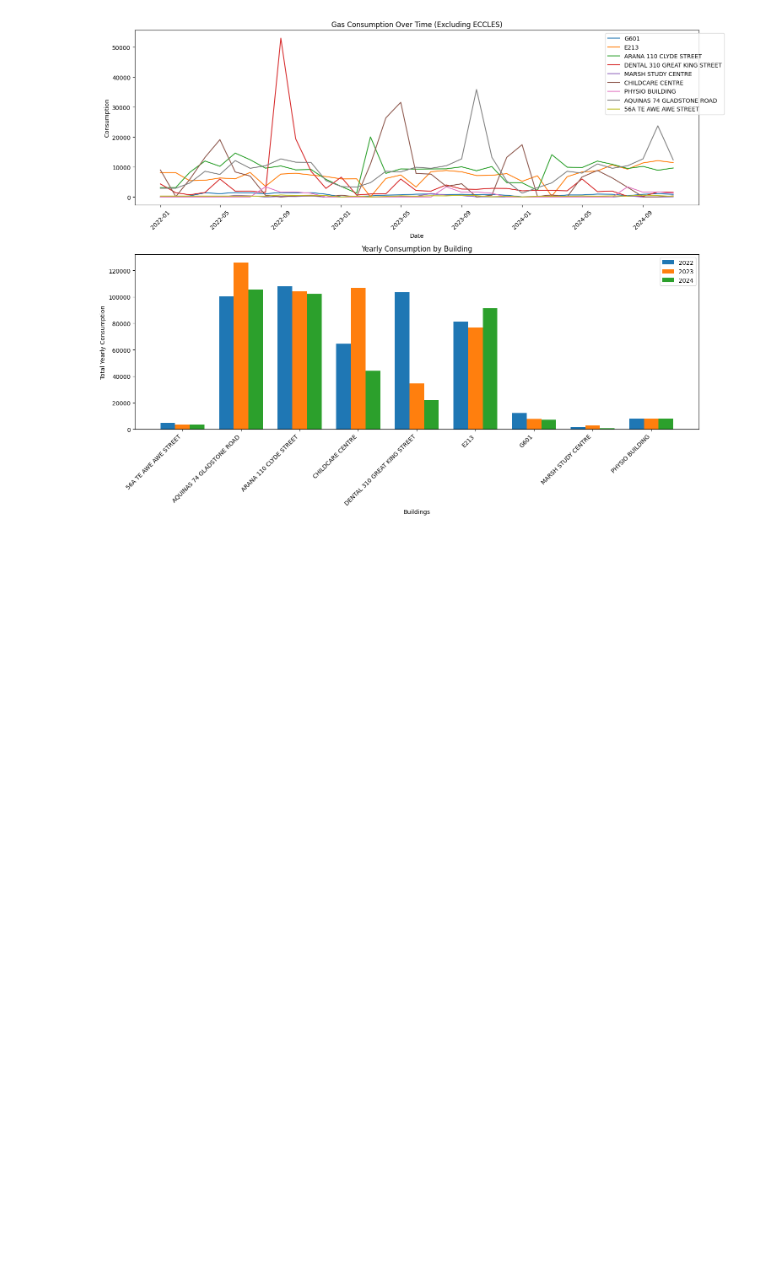
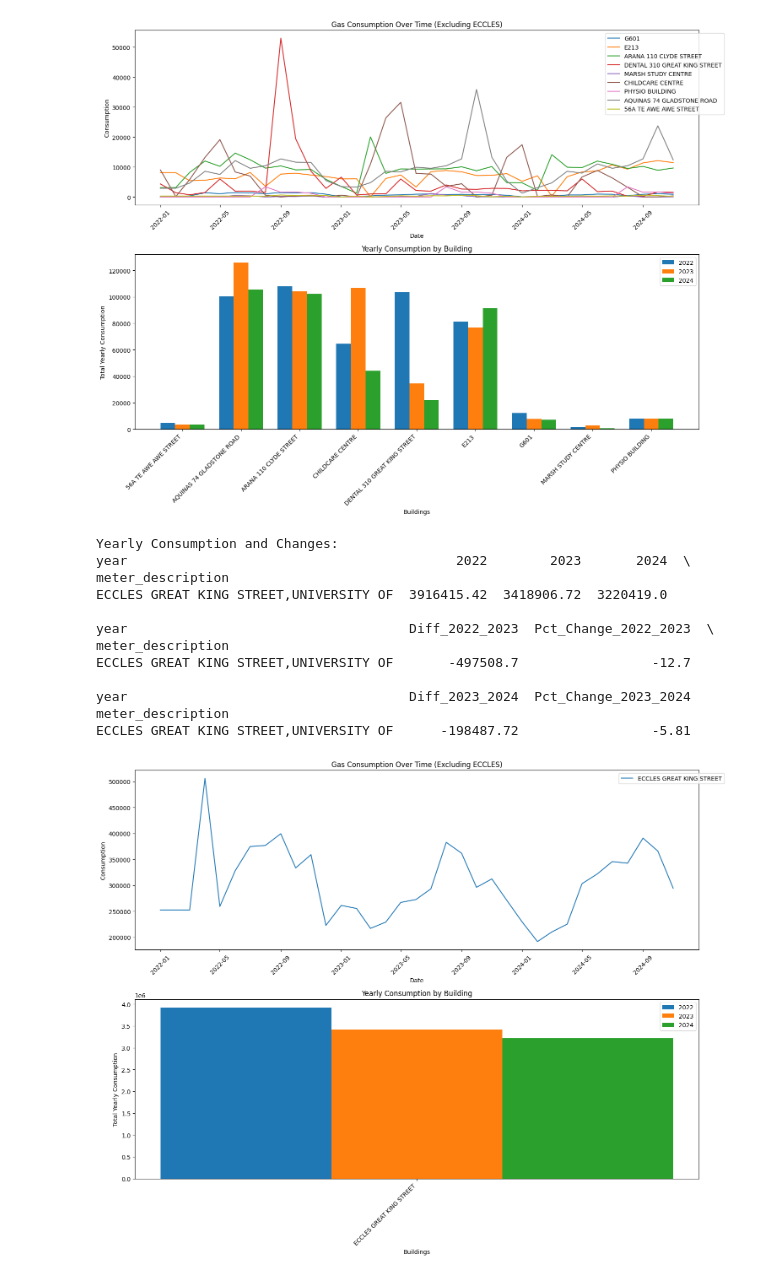
Before and after one commit to RudraDhana07/uems_project, a Jupyter notebook: backend/analysis/notebooks/gas_automated_modelling.ipynb, the cells around one changed output. Cells and saved outputs as stored; diff of their text form; code cells hidden in the pictures; blank space fills up the shorter version.

```diff
--- a/backend/analysis/notebooks/gas_automated_modelling.ipynb
+++ b/backend/analysis/notebooks/gas_automated_modelling.ipynb
@@ -106,15 +106,27 @@ Name: consumption, dtype: float64
 # %%
 df_filtered = df[df['meter_description'] != 'ECCLES GREAT KING STREET,UNIVERSITY OF']
 
+df_eccles = df[df['meter_description'] == 'ECCLES GREAT KING STREET,UNIVERSITY OF']
 # Melt the dataframe to convert months to rows
 df_melted = pd.melt(df_filtered,
                     id_vars=['meter_description'],
                     var_name='month',
                     value_name='consumption')
 
+df_melted_eccles = pd.melt(df_eccles,
+                    id_vars=['meter_description'],
+                    var_name='month',
+                    value_name='consumption')
+
+
+
 # Convert month column to datetime
 df_melted['month'] = pd.to_datetime(df_melted['month'], format='%b_%Y')
 df_melted['year'] = df_melted['month'].dt.year
+
+# Convert month column to datetime
+df_melted_eccles['month'] = pd.to_datetime(df_melted_eccles['month'], format='%b_%Y')
+df_melted_eccles['year'] = df_melted_eccles['month'].dt.year
 # %%
 def calculate_yearly_differences(df_melted):
     # Calculate yearly consumption for each building
@@ -199,3 +211,24 @@ G601,UNIVERSITY COLLEGE (KITCHEN),315 LEITH                       -10.04
 MARSH STUDY CENTRE,CASTLE STREET,DUNEDIN                          -71.22
 PHYSIO BUILDING, 325 GREAT KING ST                                  0.00
 [figure]
+# %%
+yearly_comparison = calculate_yearly_differences(df_melted_eccles)
+print("\nYearly Consumption and Changes:")
+print(yearly_comparison)
+
+# Create visualizations
+create_plots(df_melted_eccles)
+# %% [output]
+Yearly Consumption and Changes:
+year                                          2022        2023       2024  \
+meter_description
+ECCLES GREAT KING STREET,UNIVERSITY OF  3916415.42  3418906.72  3220419.0
+
+year                                    Diff_2022_2023  Pct_Change_2022_2023  \
+meter_description
+ECCLES GREAT KING STREET,UNIVERSITY OF       -497508.7                 -12.7
+
+year                                    Diff_2023_2024  Pct_Change_2023_2024
+meter_description
+ECCLES GREAT KING STREET,UNIVERSITY OF      -198487.72                 -5.81
+[figure, added]
```
Also changed, not shown: parts of 23 cells of this notebook, 7 other files.
